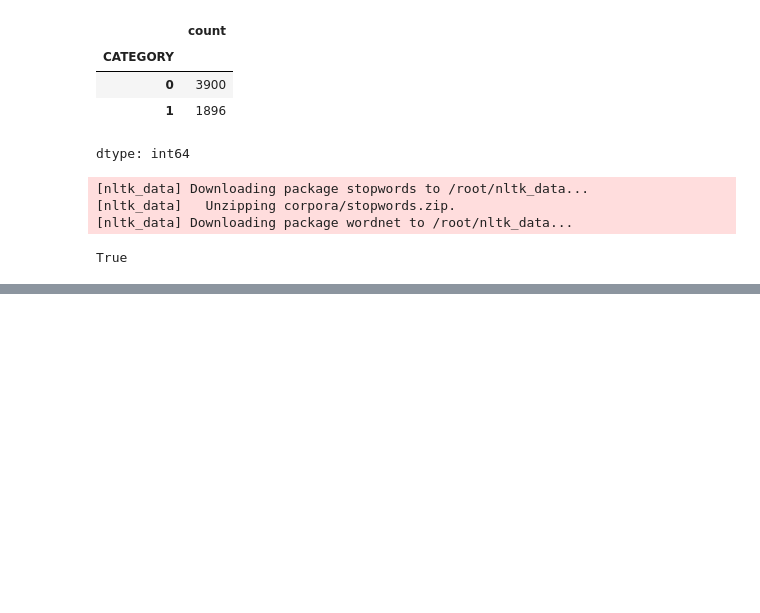
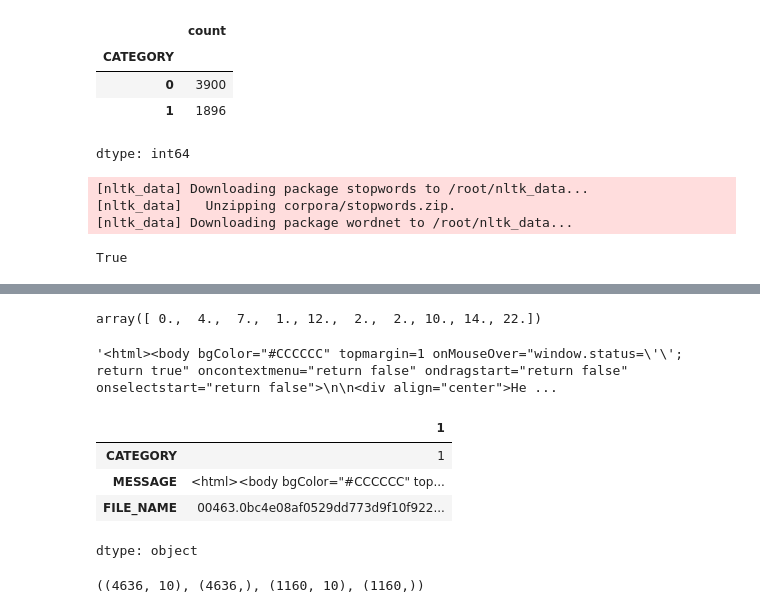
Before and after one commit to Marco-barthem/email-spam-classification, a Jupyter notebook: spam_email_classification.ipynb, the cells around one changed output, grey strips where cells are left out. Saved outputs shown, nothing was run; the diff lists cells and outputs as text; code cells hidden in the pictures; blank space fills up the shorter version.

```diff
--- a/spam_email_classification.ipynb
+++ b/spam_email_classification.ipynb
@@ -180,0 +143,16 @@ def message_to_count_vector(message):
+# %%
+message_to_count_vector(train_df['MESSAGE'].iloc[1])
+# %% [output]
+array([ 0.,  4.,  7.,  1., 12.,  2.,  2., 10., 14., 22.])
+# %%
+train_df['MESSAGE'].iloc[1]
+# %% [output]
+'<html><body bgColor="#CCCCCC" topmargin=1 onMouseOver="window.status=\'\'; return true" oncontextmenu="return false" ondragstart="return false" onselectstart="return false">\n\n<div align="center">He ...
+# %%
+train_df.iloc[1]
+# %% [output]
+|  | 1 |
+| CATEGORY | 1 |
+| MESSAGE | <html><body bgColor="#CCCCCC" top... |
+| FILE_NAME | 00463.0bc4e08af0529dd773d9f10f922... |
+dtype: object
@@ -180,0 +174,8 @@ def message_to_count_vector(message):
+# %%
+X_train,y_train = df_to_x_y(train_df)
+
+X_test,y_test = df_to_x_y(test_df)
+
+X_train.shape, y_train.shape, X_test.shape, y_test.shape
+# %% [output]
+((4636, 10), (4636,), (1160, 10), (1160,))
```
Also changed, not shown: parts of 14 cells of this notebook.
